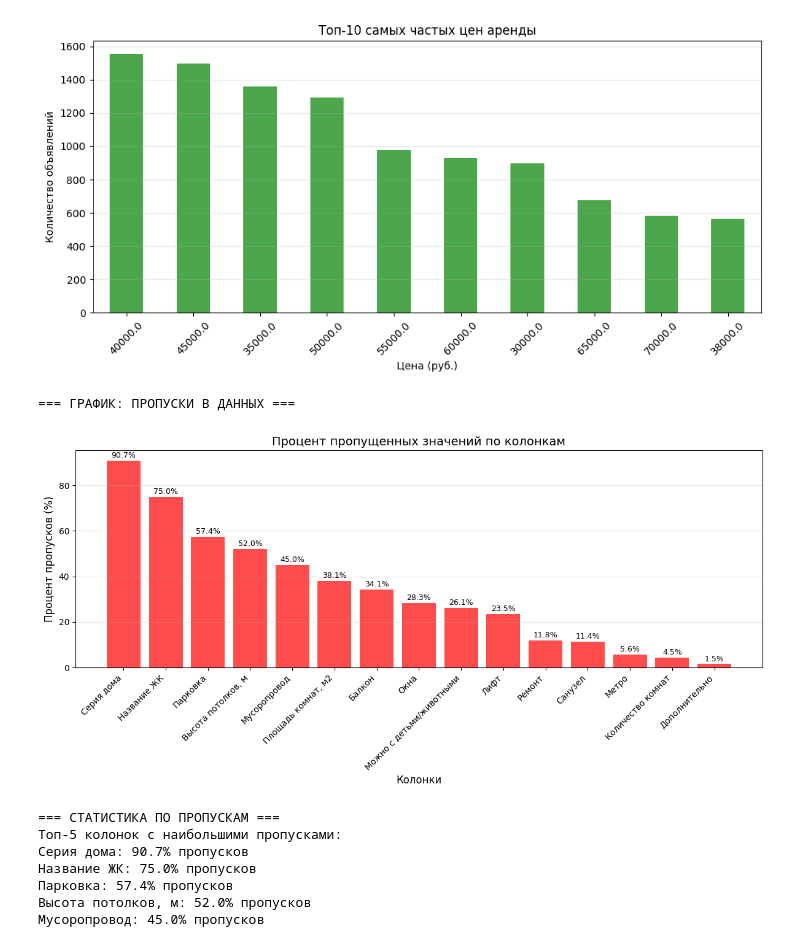
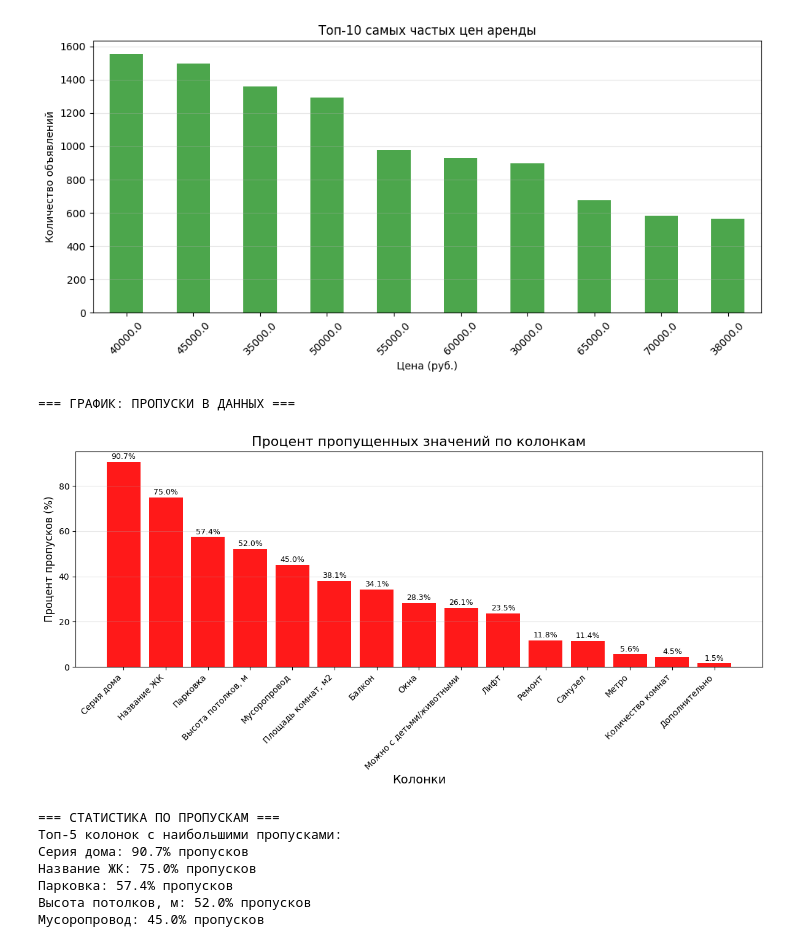
Before and after one commit to silentl0tus/analitic_estate, a Jupyter notebook: EDA.ipynb, the cells around one changed output. Cells and saved outputs as stored; diff of their text form; code cells hidden in the pictures.

```diff
--- a/EDA.ipynb
+++ b/EDA.ipynb
@@ -263,30 +263,30 @@ plt.show()
 # %%
 # 3. График пропусков (всегда работает)
 print("\n=== ГРАФИК: ПРОПУСКИ В ДАННЫХ ===")
 
 # Считаем процент пропусков
 missing_percent = (df.isna().sum() / len(df)) * 100
 missing_percent = missing_percent[missing_percent > 0].sort_values(ascending=False)
 
 plt.figure(figsize=(12, 6))
-bars = plt.bar(range(len(missing_percent)), missing_percent.values, color='red', alpha=0.7)
-plt.title('Процент пропущенных значений по колонкам', fontsize=14)
+bars = plt.bar(range(len(missing_percent)), missing_percent.values, color='red', alpha=0.9)
+plt.title('Процент пропущенных значений по колонкам', fontsize=16)
 plt.ylabel('Процент пропусков (%)', fontsize=12)
-plt.xlabel('Колонки', fontsize=12)
+plt.xlabel('Колонки', fontsize=14)
 plt.xticks(range(len(missing_percent)), missing_percent.index, rotation=45, ha='right')
 plt.grid(True, alpha=0.3, axis='y')
 
 # Добавляем значения на столбцы
 for i, bar in enumerate(bars):
     height = bar.get_height()
     plt.text(bar.get_x() + bar.get_width()/2., height + 0.5,
              f'{height:.1f}%', ha='center', va='bottom', fontsize=9)
 
 plt.tight_layout()
 plt.show()
 # %% [output]
 === ГРАФИК: ПРОПУСКИ В ДАННЫХ ===
-[figure, old version]
+[figure, new version]
 # %%
 # 4. Простая статистика по пропускам
 print("\n=== СТАТИСТИКА ПО ПРОПУСКАМ ===")
```
Also changed, not shown: parts of 1 cell of this notebook, 1 other file.
